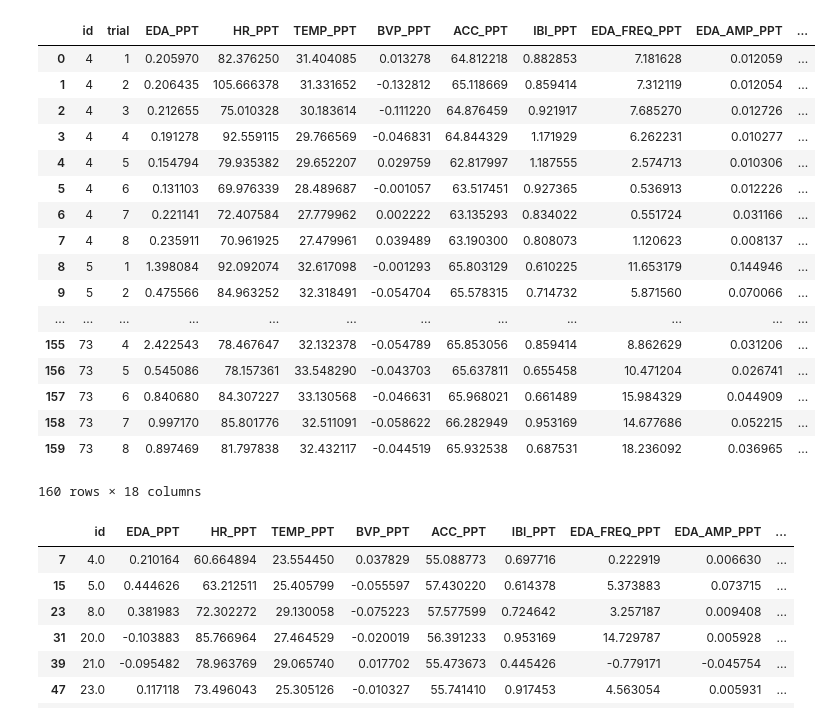
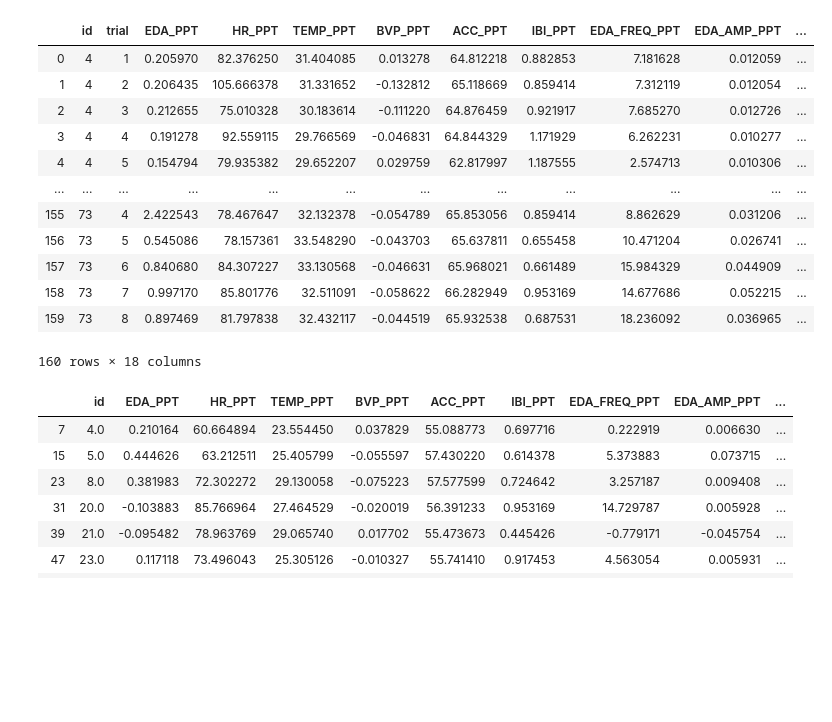
Before and after one commit to mx60s/HUBBS-Lab, a Jupyter notebook: LinReg for BFNE.ipynb, the cells around one changed output. Saved outputs shown, nothing was run; the diff lists cells and outputs as text; code cells hidden in the pictures; blank space fills up the shorter version.

```diff
--- a/LinReg for BFNE.ipynb
+++ b/LinReg for BFNE.ipynb
@@ -3,44 +3,39 @@ import pandas as pd
 import numpy as np
 import math
 
-#DATA_PATH = "/Users/mvonebers/HUBBS-Lab/data/"
-DATA_PATH = "/home/maggie/HUBBS-Lab/data/"
+DATA_PATH = "/Users/mvonebers/HUBBS-Lab/data/"
+#DATA_PATH = "/home/maggie/HUBBS-Lab/data/"
 
 e4_data = pd.read_excel(DATA_PATH + "E4_TEST.xlsx")
 
 e4_data.insert(0, "person", [0] * e4_data.shape[0])
 e4_data.insert(1, "trial", [0] * e4_data.shape[0])
 
 for i, row in e4_data.iterrows():
     e4_data.at[i, "person"] = int(e4_data.at[i, "id"][7:])
     e4_data.at[i, "trial"] = int(e4_data.at[i, "id"][5])
 
 e4_data = e4_data.drop(columns=['id'])
 e4_data = e4_data.rename(columns={"person": "id"})
 
 change_data = pd.read_excel(DATA_PATH + "normalized_change.xlsx")
 
 e4_data_results = pd.merge(e4_data, change_data, on='id')
 e4_data_results
 
 ids = set()
 for i in range(e4_data.shape[0]):
     ids.add(e4_data.iloc[i, 0])
 
 #print(len(ids))
 e4_data_results
 # %% [output]
 |  | id | trial | EDA_PPT | HR_PPT | TEMP_PPT | BVP_PPT | ACC_PPT | IBI_PPT | EDA_FREQ_PPT | EDA_AMP_PPT | ... |
 | 0 | 4 | 1 | 0.205970 | 82.376250 | 31.404085 | 0.013278 | 64.812218 | 0.882853 | 7.181628 | 0.012059 | ... |
 | 1 | 4 | 2 | 0.206435 | 105.666378 | 31.331652 | -0.132812 | 65.118669 | 0.859414 | 7.312119 | 0.012054 | ... |
 | 2 | 4 | 3 | 0.212655 | 75.010328 | 30.183614 | -0.111220 | 64.876459 | 0.921917 | 7.685270 | 0.012726 | ... |
 | 3 | 4 | 4 | 0.191278 | 92.559115 | 29.766569 | -0.046831 | 64.844329 | 1.171929 | 6.262231 | 0.010277 | ... |
 | 4 | 4 | 5 | 0.154794 | 79.935382 | 29.652207 | 0.029759 | 62.817997 | 1.187555 | 2.574713 | 0.010306 | ... |
-| 5 | 4 | 6 | 0.131103 | 69.976339 | 28.489687 | -0.001057 | 63.517451 | 0.927365 | 0.536913 | 0.012226 | ... |
-| 6 | 4 | 7 | 0.221141 | 72.407584 | 27.779962 | 0.002222 | 63.135293 | 0.834022 | 0.551724 | 0.031166 | ... |
-| 7 | 4 | 8 | 0.235911 | 70.961925 | 27.479961 | 0.039489 | 63.190300 | 0.808073 | 1.120623 | 0.008137 | ... |
-| 8 | 5 | 1 | 1.398084 | 92.092074 | 32.617098 | -0.001293 | 65.803129 | 0.610225 | 11.653179 | 0.144946 | ... |
-| 9 | 5 | 2 | 0.475566 | 84.963252 | 32.318491 | -0.054704 | 65.578315 | 0.714732 | 5.871560 | 0.070066 | ... |
 | ... | ... | ... | ... | ... | ... | ... | ... | ... | ... | ... | ... |
 | 155 | 73 | 4 | 2.422543 | 78.467647 | 32.132378 | -0.054789 | 65.853056 | 0.859414 | 8.862629 | 0.031206 | ... |
 | 156 | 73 | 5 | 0.545086 | 78.157361 | 33.548290 | -0.043703 | 65.637811 | 0.655458 | 10.471204 | 0.026741 | ... |
```
Also changed, not shown: parts of 16 cells of this notebook, 1 other file.
